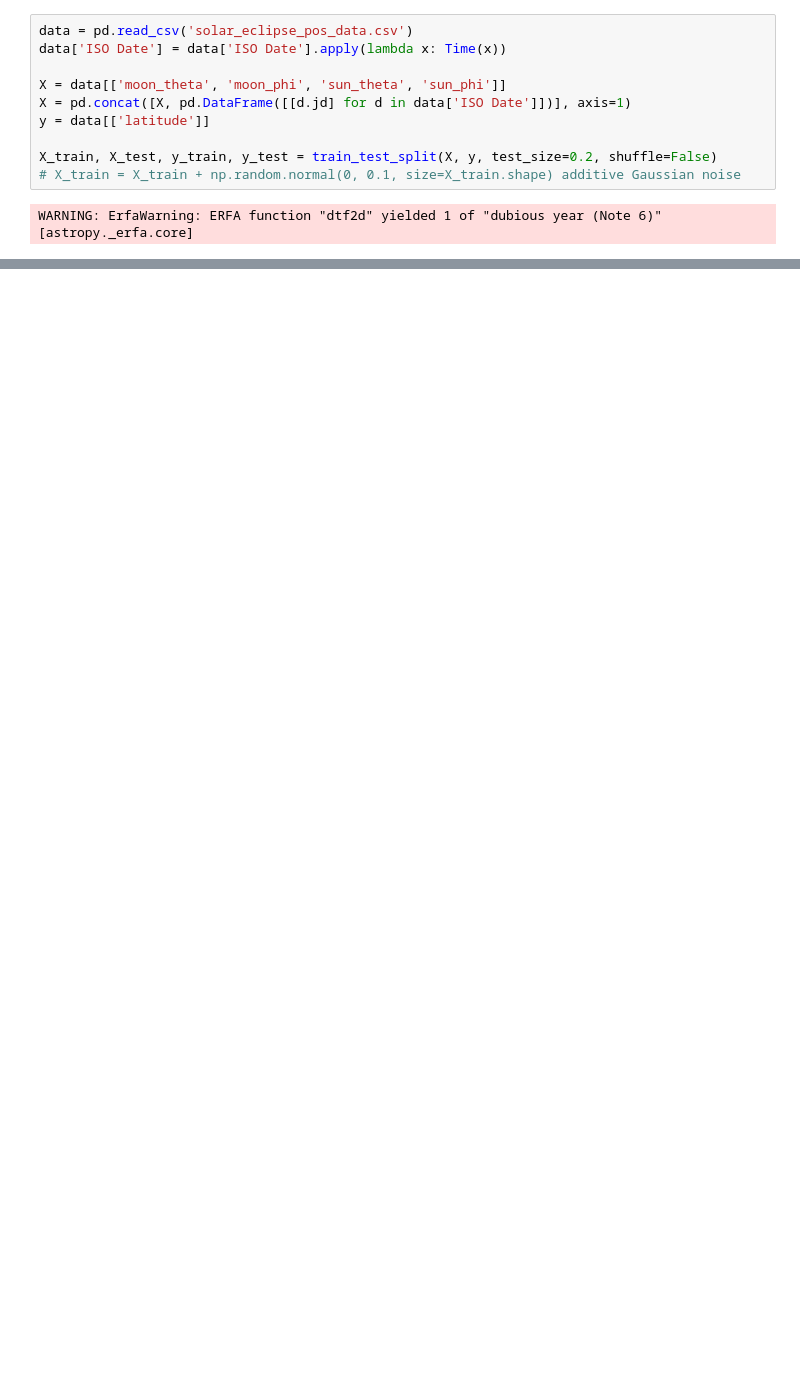
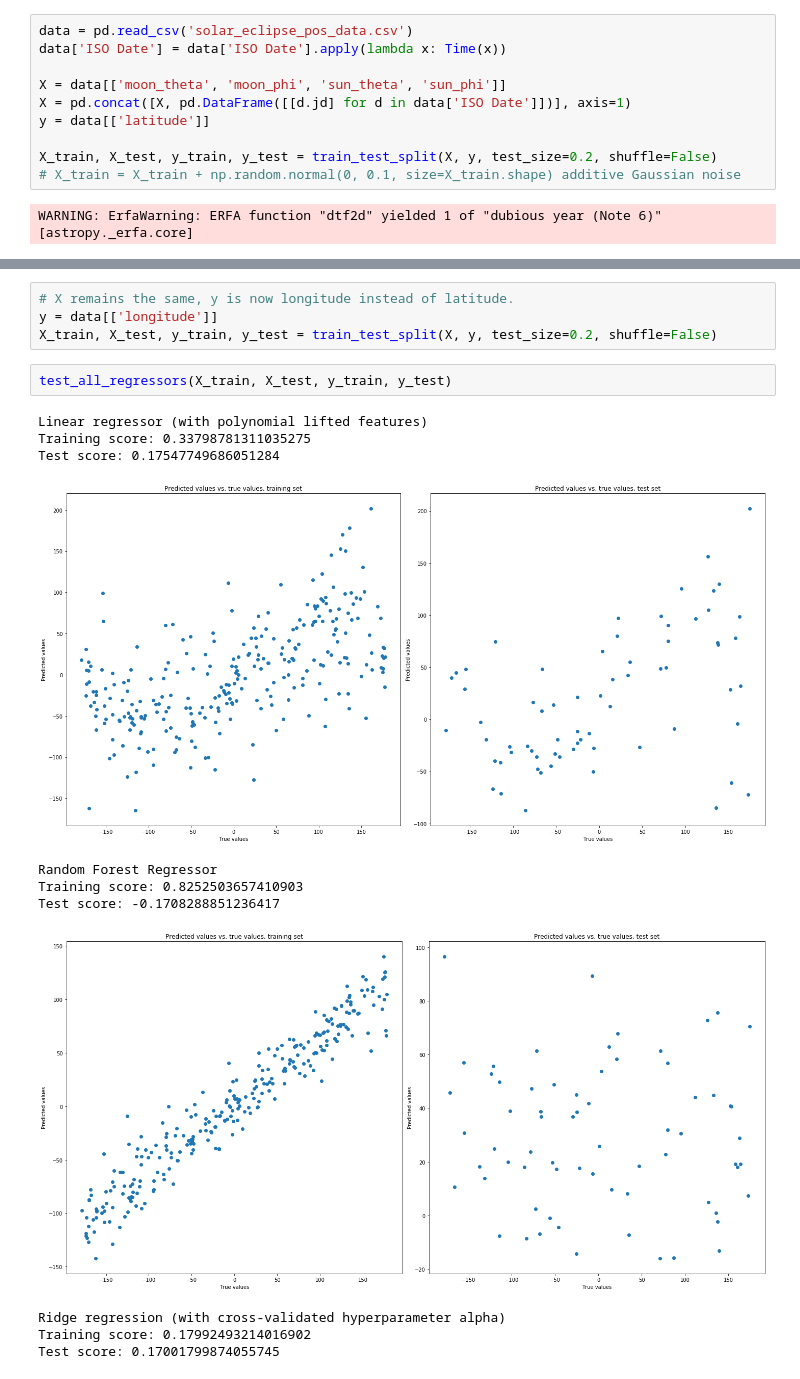
Before and after one commit to Kaahan/skep_project_s_final, a Jupyter notebook: eclipse/predict_eclipse.ipynb, the cells around one changed output, grey strips where cells are left out. Saved outputs shown, nothing was run; the diff lists cells and outputs as text; blank space fills up the shorter version.

```diff
--- a/eclipse/predict_eclipse.ipynb
+++ b/eclipse/predict_eclipse.ipynb
@@ -436,0 +367,18 @@ Test score: 0.9059183958593989
+# %%
+# X remains the same, y is now longitude instead of latitude.
+y = data[['longitude']]
+X_train, X_test, y_train, y_test = train_test_split(X, y, test_size=0.2, shuffle=False)
+# %%
+test_all_regressors(X_train, X_test, y_train, y_test)
+# %% [output]
+Linear regressor (with polynomial lifted features)
+Training score: 0.33798781311035275
+Test score: 0.17547749686051284
+[figure, added]
+Random Forest Regressor
+Training score: 0.8252503657410903
+Test score: -0.1708288851236417
+[figure, added]
+Ridge regression (with cross-validated hyperparameter alpha)
+Training score: 0.17992493214016902
+Test score: 0.17001799874055745
```
Also changed, not shown: parts of 35 cells of this notebook.
